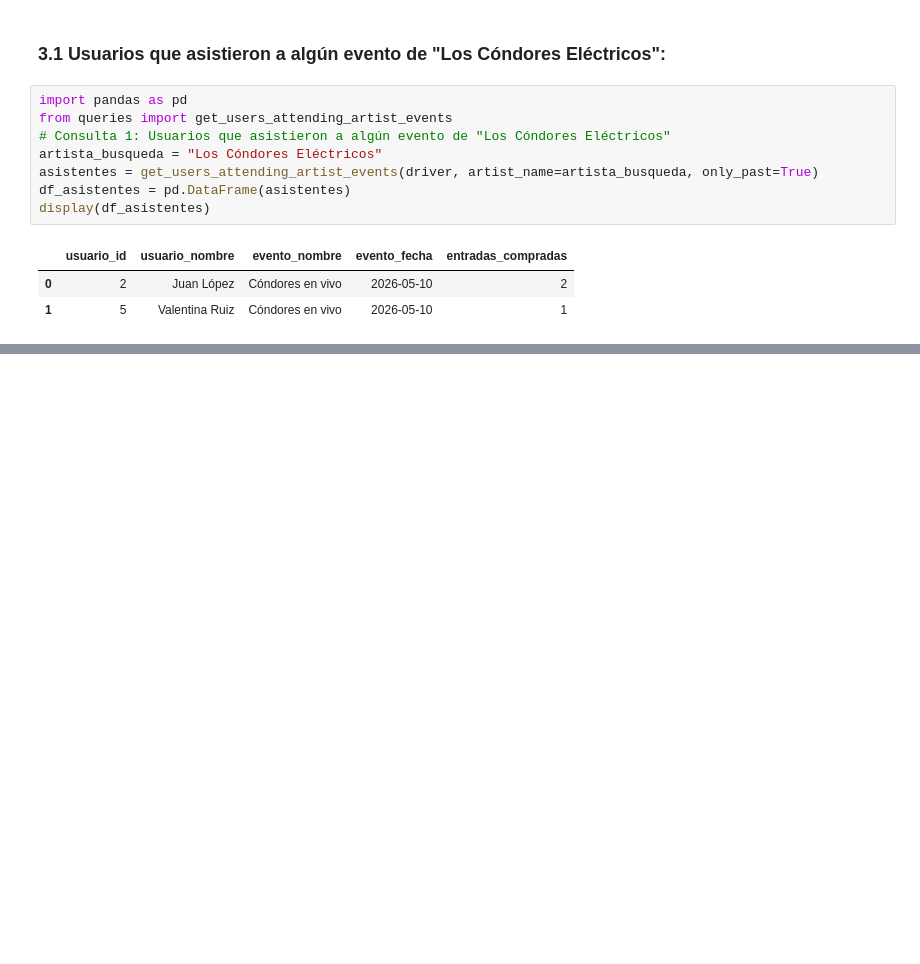
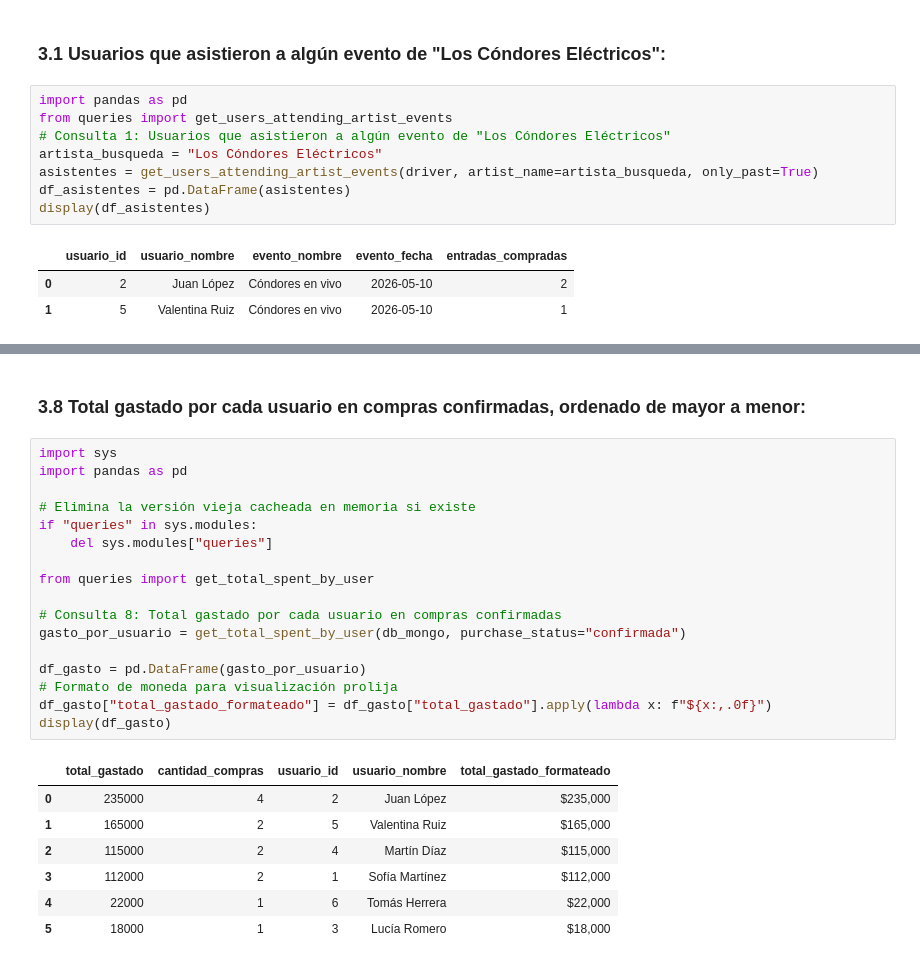
Before and after one commit to agustin-antimi/base_de_datos_trabajo_integrador, a Jupyter notebook: notebooks/TP_Integrador.ipynb, the cells around one changed output, grey strips where cells are left out. Drawn from its saved outputs; the diff is of its cells as text; blank space fills up the shorter version.

```diff
--- a/notebooks/TP_Integrador.ipynb
+++ b/notebooks/TP_Integrador.ipynb
@@ -251,0 +392,27 @@ display(df_asistentes)
+# %% [markdown]
+### 3.8 **Total gastado por cada usuario en compras confirmadas, ordenado de mayor a menor:**
+# %%
+import sys
+import pandas as pd
+
+# Elimina la versión vieja cacheada en memoria si existe
+if "queries" in sys.modules:
+    del sys.modules["queries"]
+
+from queries import get_total_spent_by_user
+
+# Consulta 8: Total gastado por cada usuario en compras confirmadas
+gasto_por_usuario = get_total_spent_by_user(db_mongo, purchase_status="confirmada")
+
+df_gasto = pd.DataFrame(gasto_por_usuario)
+# Formato de moneda para visualización prolija
+df_gasto["total_gastado_formateado"] = df_gasto["total_gastado"].apply(lambda x: f"${x:,.0f}")
+display(df_gasto)
+# %% [output]
+|  | total_gastado | cantidad_compras | usuario_id | usuario_nombre | total_gastado_formateado |
+| 0 | 235000 | 4 | 2 | Juan López | $235,000 |
+| 1 | 165000 | 2 | 5 | Valentina Ruiz | $165,000 |
+| 2 | 115000 | 2 | 4 | Martín Díaz | $115,000 |
+| 3 | 112000 | 2 | 1 | Sofía Martínez | $112,000 |
+| 4 | 22000 | 1 | 6 | Tomás Herrera | $22,000 |
+| 5 | 18000 | 1 | 3 | Lucía Romero | $18,000 |
```
Also changed, not shown: parts of 20 cells of this notebook, 1 other file.
